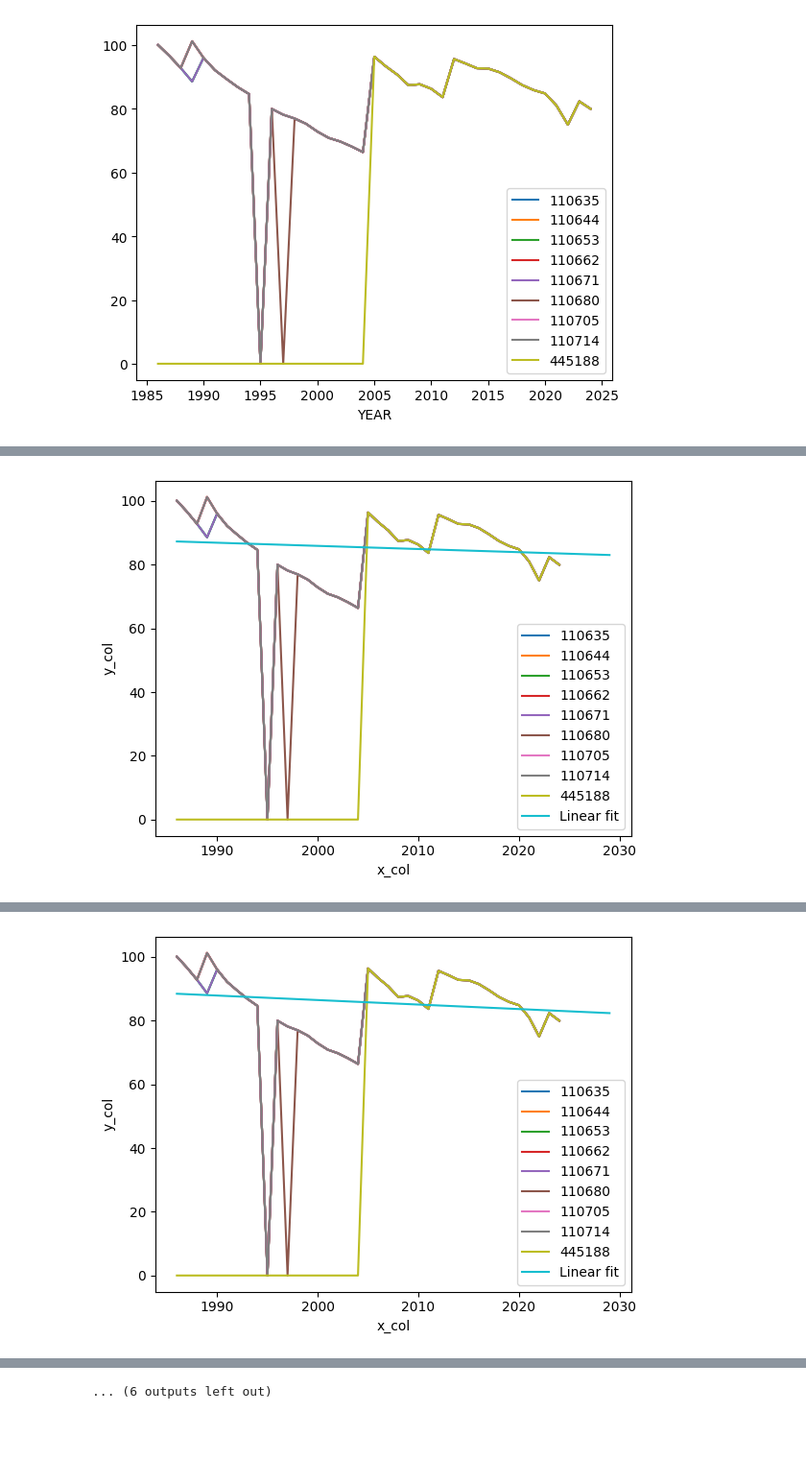
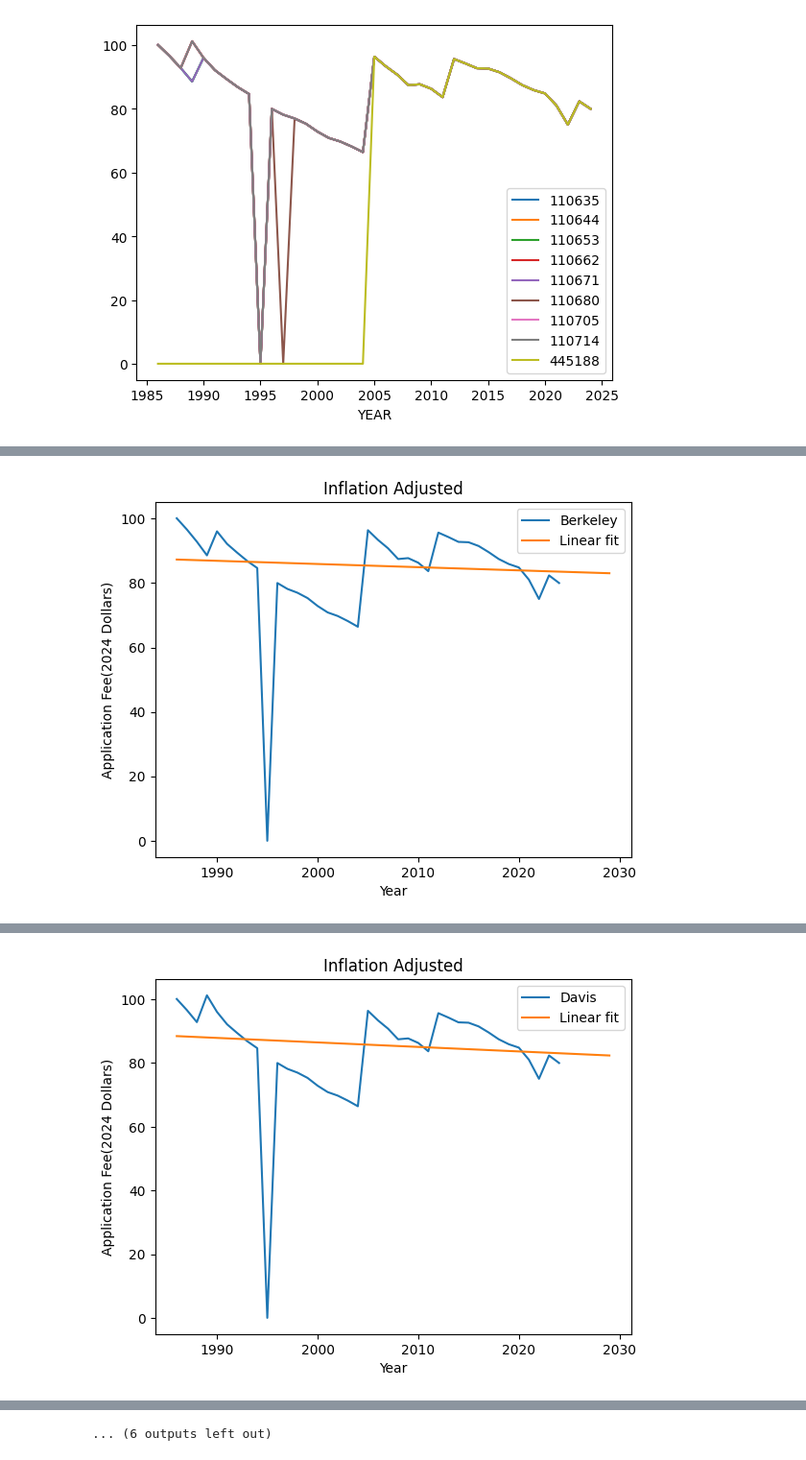
Before and after one commit to JWanderer73/UC-Application-Cost-Analysis, a Jupyter notebook: school_application_fee_prediction.ipynb, the cells around one changed output, grey strips where cells are left out. Shown at 96% size. Cells and saved outputs as stored; diff of their text form; code cells hidden in the pictures; blank space fills up the shorter version.

```diff
--- a/school_application_fee_prediction.ipynb
+++ b/school_application_fee_prediction.ipynb
@@ -178,7 +178,7 @@ for schoolid in unitids:
     model = LinearRegression(fit_intercept=True)
 
     # boolean series for outliers
-    keep = trim_outliers(df[schoolid])
+    keep = trim_outliers(df[schoolid]) & (df[schoolid] != 0)
 
     # x
     years_series = df.loc[keep, "YEAR"]
@@ -218,11 +218,12 @@ for schoolid in unitids:
         unitid_to_school[schoolid] : y_pred
     }))
 
-    inflation_adjusted.plot(x="YEAR", y=unitids)
-    plt.plot(all_years, y_pred, label="Linear fit")
-    plt.xlabel("x_col")
-    plt.ylabel("y_col")
-    plt.legend()
+    inflation_adjusted.plot(x="YEAR", y=schoolid)
+    plt.plot(all_years.iloc[:,0], y_pred, label="Linear fit")
+    plt.xlabel("Year")
+    plt.ylabel("Application Fee(2024 Dollars)")
+    plt.title('Inflation Adjusted')
+    plt.legend([unitid_to_school[schoolid], "Linear fit"])
     plt.show()
 
 # note: while the graph shows the 0 point (1995), the linear regression ignores it
@@ -232,2 +233,2 @@ Intercept: 283.6990851615746
-[figure, old version]
+[figure, new version]
 Coefficients: [-0.14144346]
@@ -235,2 +236,2 @@ Intercept: 369.34808418419937
-[figure, old version]
+[figure, new version]
 Coefficients: [-0.09889744]
```
Also changed, not shown: parts of 1 cell of this notebook, 24 other files.
